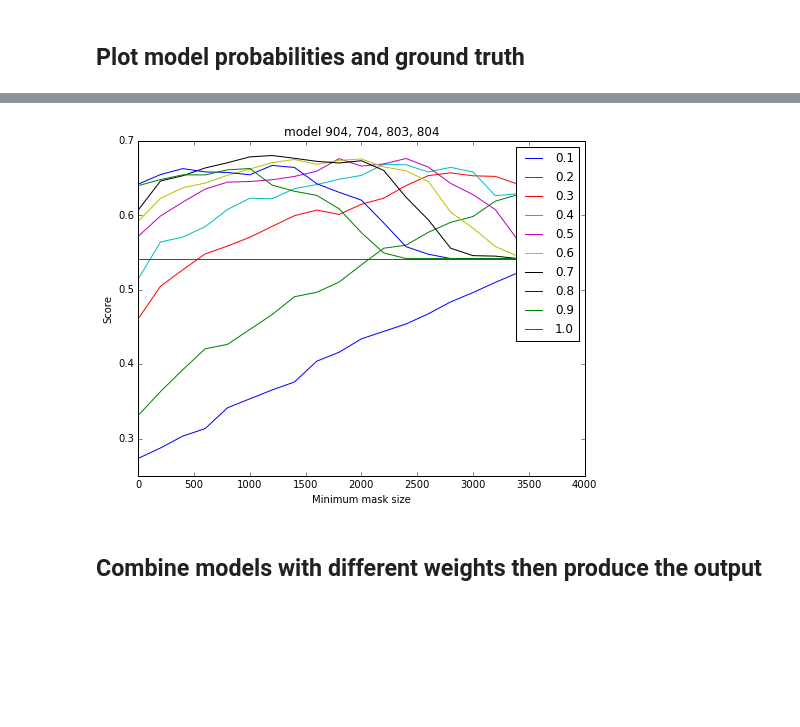
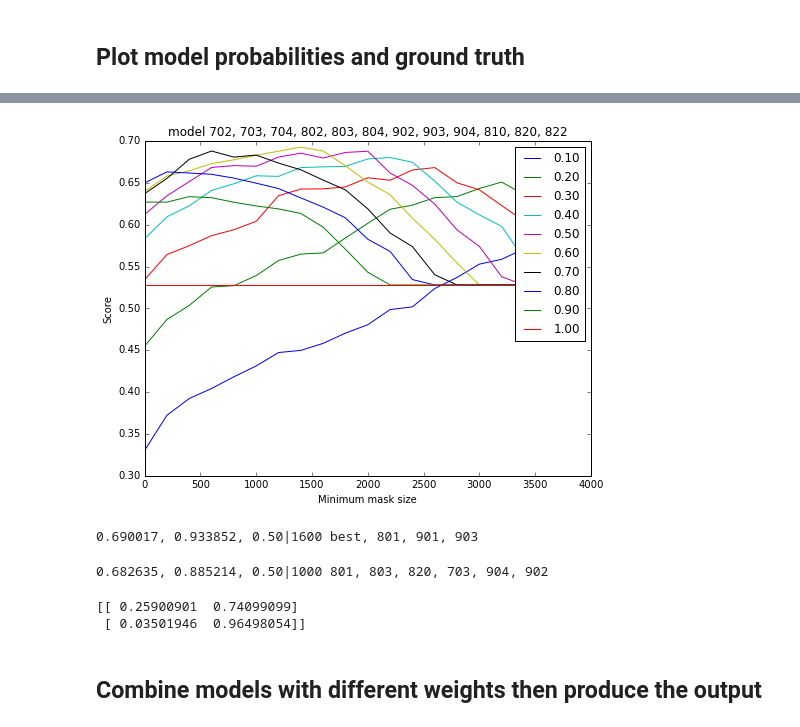
Before and after one commit to vassiliou/unstoo, a Jupyter notebook: OutputAnalysis.ipynb, the cells around one changed output, grey strips where cells are left out. Saved outputs shown, nothing was run; the diff lists cells and outputs as text; code cells hidden in the pictures; blank space fills up the shorter version.

```diff
--- a/OutputAnalysis.ipynb
+++ b/OutputAnalysis.ipynb
@@ -10,5 +12,5 @@ from uns import training
 # %%
-models = ('400','801','802','803','804','701','702','703','704','901','902','903','904')
+models = ('801','802','803','804','810', '820', '821', '822', '701','702','703','704','901','902','903','904')
 # assume that all of the model have the same set
 validate_indices = np.where(training['model_'+models[0]] == 'validate')[0]
 outputfiles = {model:uns.uns_files('validate','predictions',model) for model in models}
@@ -75,18 +77,14 @@ def evaluate_cutoffs(preds, masks, maskfun=lambda x:x,
             filtscores[i,j] = np.mean(minscores)
     return cutoffs, minimumsizes, filtscores
 
-def evaluate_cutoff(preds, masks, predictblank,
-                     cutoffs=np.linspace(0.1,1.0,num=10)):
-    filtscores = np.zeros(len(cutoffs))
-    blank_masks = np.zeros_like(masks)
-    blank_scores = dice(blank_masks, masks)
+def prediction_size_and_dice(preds, masks, cutoffs=np.linspace(0.1,1.0,num=10)):
+    dicescores = np.zeros((len(preds),len(cutoffs)))
+    sizes = np.zeros_like(dicescores)
     for i,c in enumerate(cutoffs):
         predmasks = preds>c
-        rawscore = dice(predmasks, masks)
-        predpix = np.sum(predmasks, axis=(1,2))
-        minscores = np.where(predictblank, blank_scores, rawscore)
-        filtscores[i] = np.mean(minscores)
-    return cutoffs, filtscores
+        dicescores[:,i] = dice(predmasks, masks)
+        sizes[:,i] = np.sum(predmasks, axis=(1,2))
+    return cutoffs, dicescores, sizes
 
 
 def model_average(models, indices, weights=np.ones(100)):
@@ -117,7 +115,7 @@ def plot_model_dice(Pavg, gt_masks, ax=None, title=None, **kwargs):
     if ax is None:
         fig, ax = plt.subplots(figsize=(8,6))
     lh = ax.plot(minimumsizes, filtscores.T)
-    ax.legend(['{:.1f}'.format(c) for c in cutoffs])
+    ax.legend(['{:.2f}'.format(c) for c in cutoffs])
     ax.set_xlabel('Minimum mask size')
     ax.set_ylabel('Score')
     if title is not None:
@@ -159,7 +300,7 @@ for model in models:
 # %%
-combo = ['904','704','803','804']
+combo = ['702','703', '704','802','803','804', '902','903', '904', '810', '820', '822']
 Pavg, gt_masks = model_average(combo, np.random.choice(np.arange(Nv), 500, replace=False) )
 plot_model_dice(Pavg, gt_masks, title='model ' + ', '.join(combo))
 plt.show()
 # %% [output]
-[figure, old version]
+[figure, new version]
@@ -166,2 +336,21 @@ plt.show()
+# %%
+np.random.seed()
+bestmodels = ['best', '801', '901','903']
+Pavg = subsetscore(bestmodels)
+# %% [output]
+0.690017, 0.933852, 0.50|1600 best, 801, 901, 903
+# %%
+Pr['best'] = subsetscore(['801','803', '820','703','904','902'])
+# %% [output]
+0.682635, 0.885214, 0.50|1000 801, 803, 820, 703, 904, 902
+# %%
+all_pred = [np.count_nonzero(p)>1500 for p in (Pavg>0.5)]
+all_gt = [np.count_nonzero(p)>1 for p in gt_masks]
+confusion_matrix(all_gt, all_pred, labels=[True, False])
+cm_norm = cm / cm.sum(axis=1)[:, np.newaxis]
+print(cm_norm)
+# %% [output]
+[[ 0.25900901  0.74099099]
+ [ 0.03501946  0.96498054]]
 # %% [markdown]
 ## Combine models with different weights then produce the output
```
Also changed, not shown: parts of 20 cells of this notebook.
